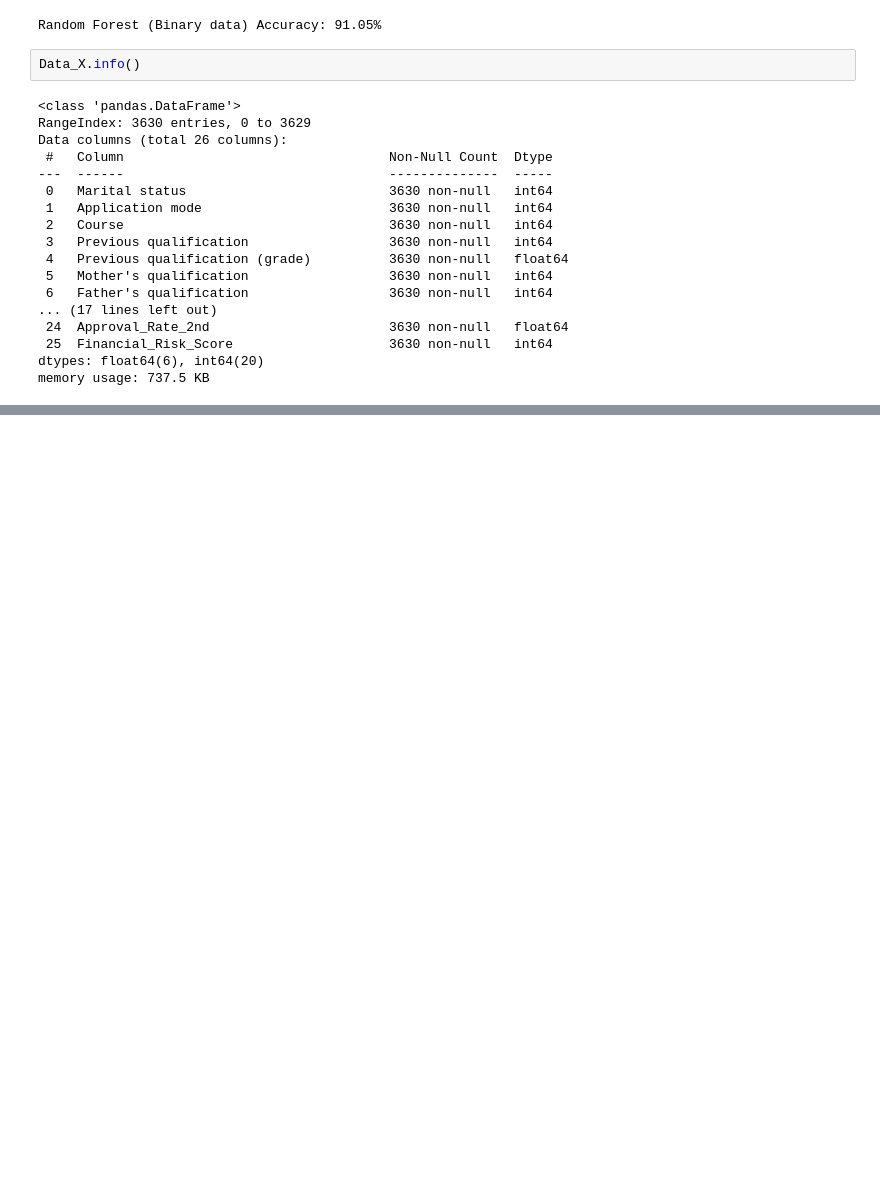
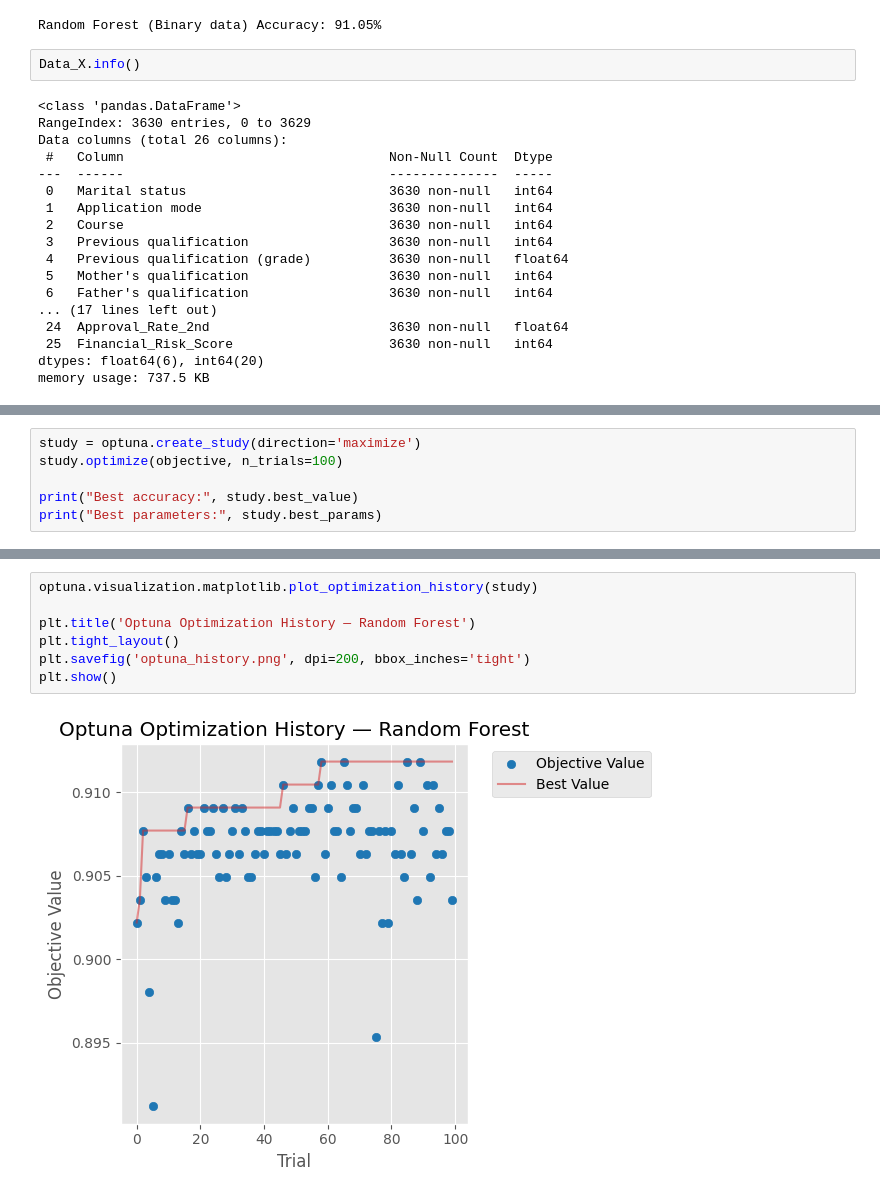
Before and after one commit to BilaalBakare/dropout-risk-factor-analysis, a Jupyter notebook: model.ipynb, the cells around one changed output, grey strips where cells are left out. Saved outputs shown, nothing was run; the diff lists cells and outputs as text; blank space fills up the shorter version.

Commit message:
Optuna parameter optimization

```diff
--- a/model.ipynb
+++ b/model.ipynb
@@ -149,0 +220,6 @@ weighted avg       0.91      0.91      0.91       726
+# %%
+study = optuna.create_study(direction='maximize')
+study.optimize(objective, n_trials=100)
+
+print("Best accuracy:", study.best_value)
+print("Best parameters:", study.best_params)
@@ -149,0 +246,9 @@ weighted avg       0.91      0.91      0.91       726
+# %%
+optuna.visualization.matplotlib.plot_optimization_history(study)
+
+plt.title('Optuna Optimization History — Random Forest')
+plt.tight_layout()
+plt.savefig('optuna_history.png', dpi=200, bbox_inches='tight')
+plt.show()
+# %% [output]
+[figure, added]
```
Also changed, not shown: parts of 10 cells of this notebook, 2 other files.
